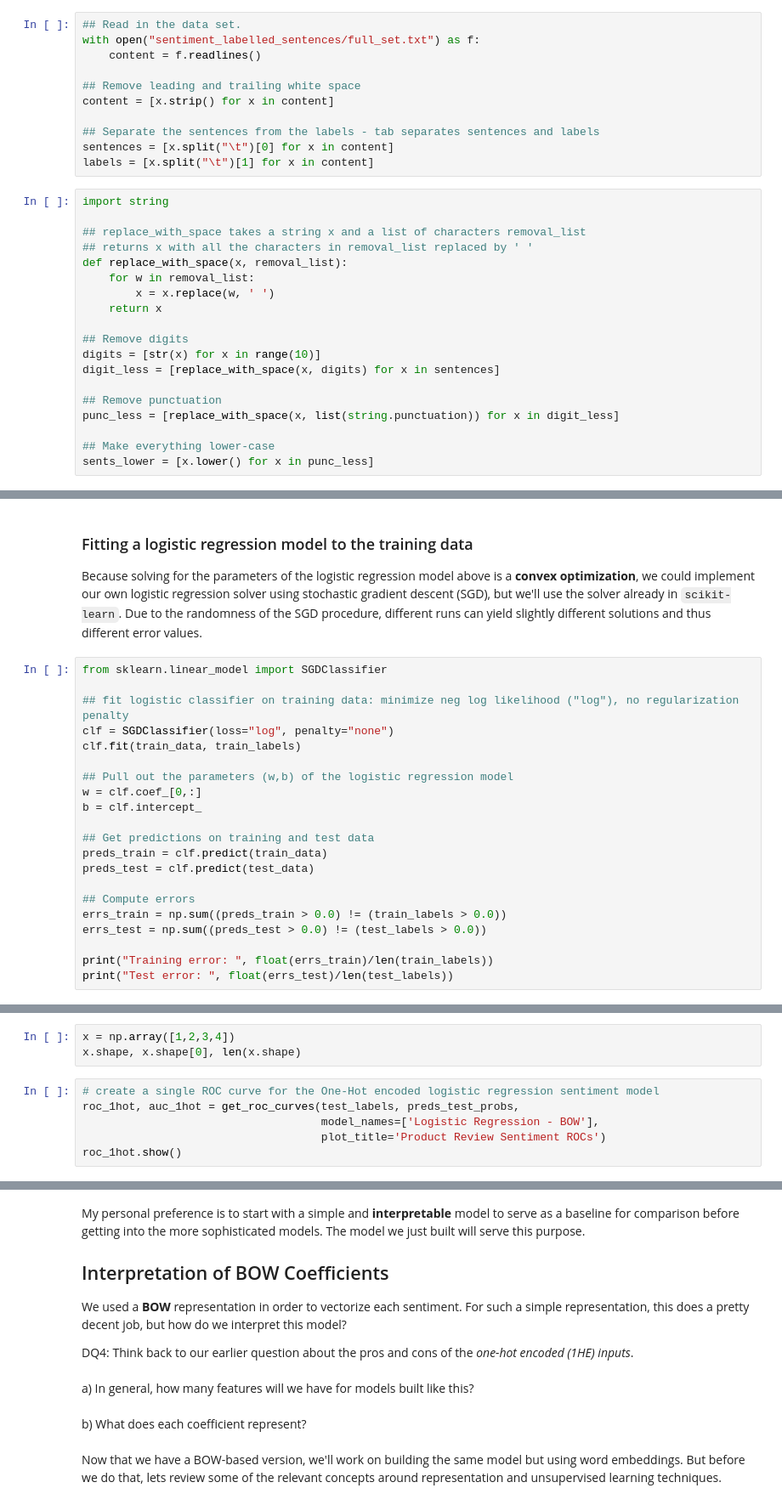
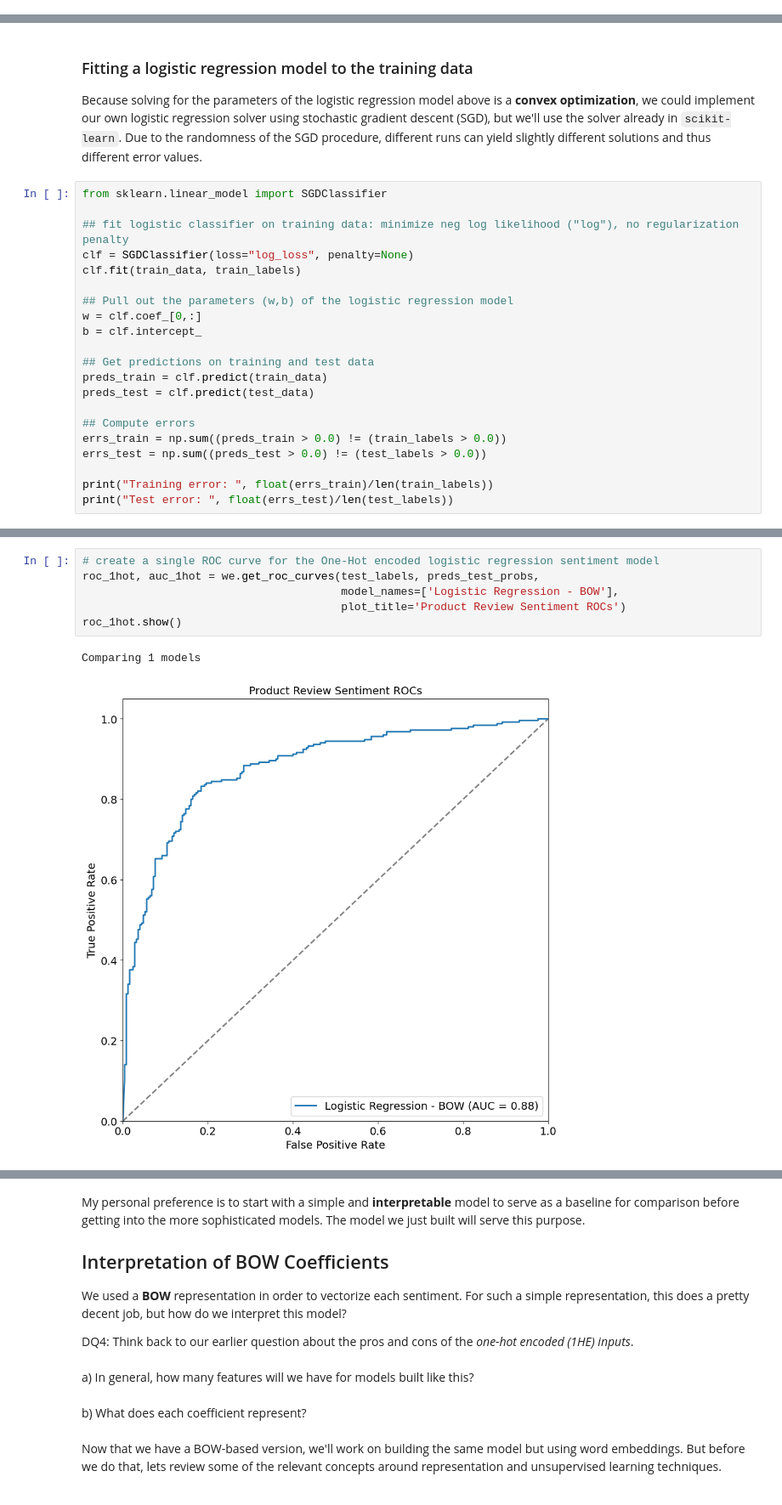
Before and after one commit to MichaelSzczepaniak/WordEmbeddings, a Jupyter notebook: WordEmbeddings30min.ipynb, the cells around one changed output, grey strips where cells are left out. Shown at 85% size. Drawn from its saved outputs; the diff is of its cells as text.

Commit message:
finishing moving preproc and modeling code into module

```diff
--- a/WordEmbeddings30min.ipynb
+++ b/WordEmbeddings30min.ipynb
@@ -75,30 +61,0 @@ Download the zip file to a local directory, unzip the file, concatenate the 3 re
-# %%
-## Read in the data set.
-with open("sentiment_labelled_sentences/full_set.txt") as f:
-    content = f.readlines()
-
-## Remove leading and trailing white space
-content = [x.strip() for x in content]
-
-## Separate the sentences from the labels - tab separates sentences and labels
-sentences = [x.split("\t")[0] for x in content]
-labels = [x.split("\t")[1] for x in content]
-# %%
-import string
-
-## replace_with_space takes a string x and a list of characters removal_list
-## returns x with all the characters in removal_list replaced by ' '
-def replace_with_space(x, removal_list):
-    for w in removal_list:
-        x = x.replace(w, ' ')
-    return x
-
-## Remove digits
-digits = [str(x) for x in range(10)]
-digit_less = [replace_with_space(x, digits) for x in sentences]
-
-## Remove punctuation
-punc_less = [replace_with_space(x, list(string.punctuation)) for x in digit_less]
-
-## Make everything lower-case
-sents_lower = [x.lower() for x in punc_less]
@@ -413,7 +429,7 @@ Because solving for the parameters of the logistic regression model above is a *
 from sklearn.linear_model import SGDClassifier
 
 ## fit logistic classifier on training data: minimize neg log likelihood ("log"), no regularization penalty
-clf = SGDClassifier(loss="log", penalty="none")
+clf = SGDClassifier(loss="log_loss", penalty=None)
 clf.fit(train_data, train_labels)
 
 ## Pull out the parameters (w,b) of the logistic regression model
@@ -547,10 +484,10 @@ test_labels.shape, test_labels.ndim, preds_test_probs.shape, test_labels.shape
-# %%
-x = np.array([1,2,3,4])
-x.shape, x.shape[0], len(x.shape)
 # %%
 # create a single ROC curve for the One-Hot encoded logistic regression sentiment model
-roc_1hot, auc_1hot = get_roc_curves(test_labels, preds_test_probs,
-                                    model_names=['Logistic Regression - BOW'],
-                                    plot_title='Product Review Sentiment ROCs')
+roc_1hot, auc_1hot = we.get_roc_curves(test_labels, preds_test_probs,
+                                       model_names=['Logistic Regression - BOW'],
+                                       plot_title='Product Review Sentiment ROCs')
 roc_1hot.show()
+# %% [output]
+Comparing 1 models
+[figure, added]
 # %% [markdown]
```
Also changed, not shown: parts of 75 cells of this notebook, 1 other file.
